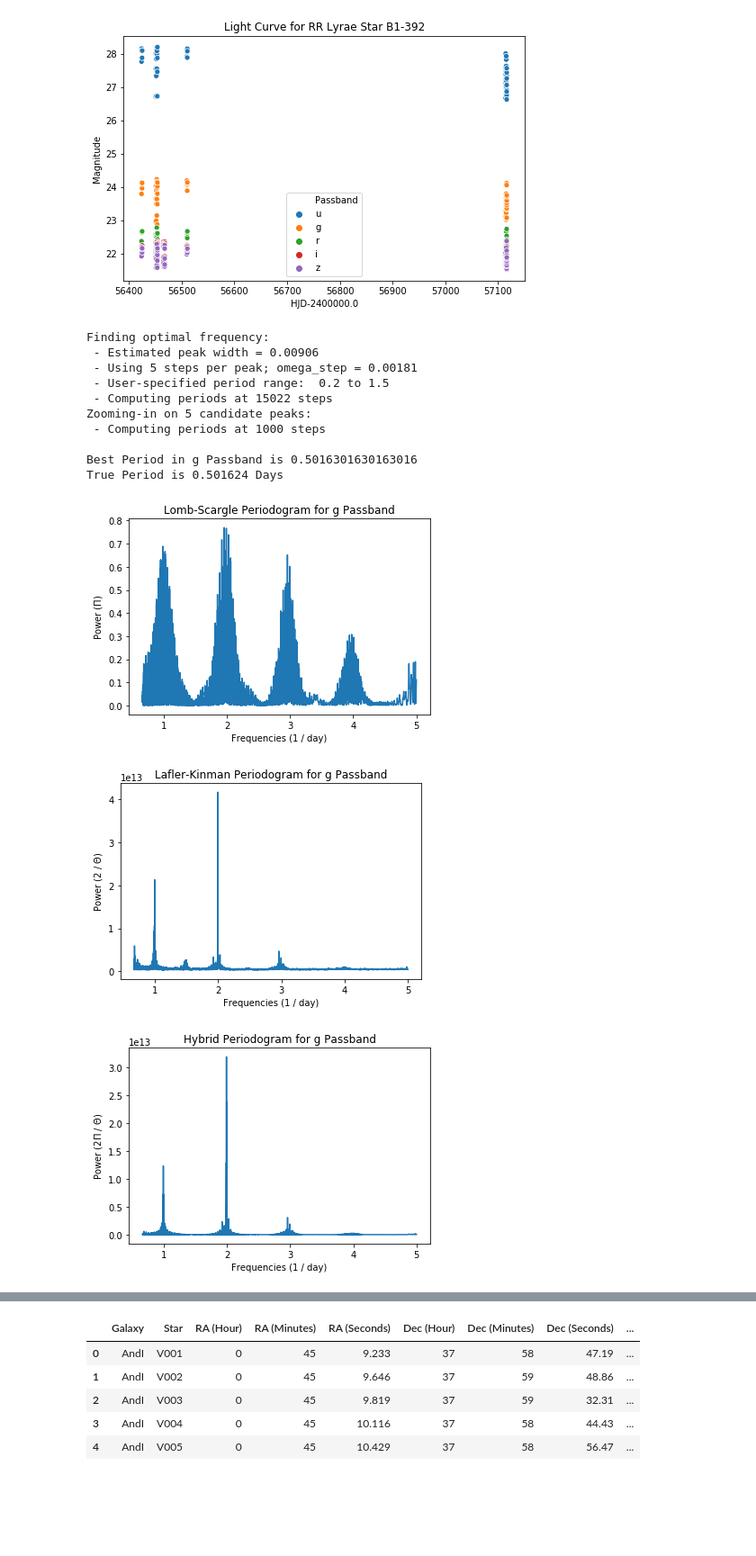
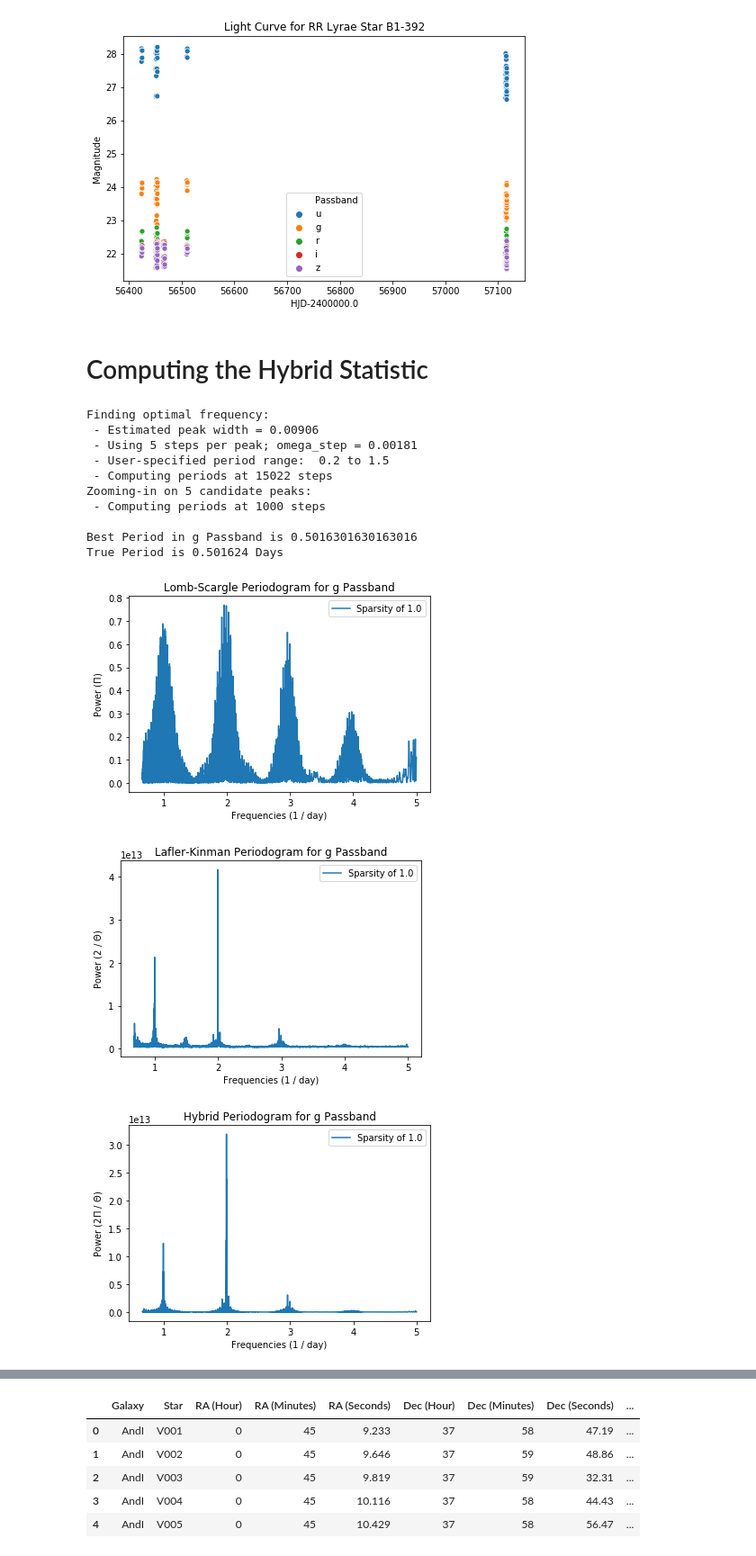
Before and after one commit to pranav-nagarajan/Variable-Stars, a Jupyter notebook: Period Analysis for Variable Stars.ipynb, the cells around one changed output, grey strips where cells are left out. Shown at 90% size. Cells and saved outputs as stored; diff of their text form; code cells hidden in the pictures; blank space fills up the shorter version.

Commit message:
Adding investigation into sparsity

```diff
--- a/Period Analysis for Variable Stars.ipynb
+++ b/Period Analysis for Variable Stars.ipynb
@@ -57,6 +59,8 @@ plt.title('Light Curve for RR Lyrae Star B1-392')
 sns.scatterplot(x = 'HJD-2400000.0', y = 'Magnitude', data = saha, hue = 'Passband');
 # %% [output]
 [figure]
+# %% [markdown]
+# Computing the Hybrid Statistic
 # %%
 def phase_dispersion_minimization(times, magnitudes, uncertainties, periods):
     """Implements the formula for calculating the Lafler-Kinman statistic
@@ -103,16 +107,20 @@ def hybrid_statistic(times, magnitudes, uncertainties):
     Then, uses the hybrid statistic to find the best period."""
     periods, pi = lomb_scargle_analysis(times, magnitudes, uncertainties)
     theta = phase_dispersion_minimization(times, magnitudes, uncertainties, periods)
-    hybrid_statistic = 2 * pi / theta
+    hybrid_statistic = np.array(2 * pi / theta)
     best_period = periods[np.argmax(hybrid_statistic)]
     return [1 / periods, pi, 2 / theta, hybrid_statistic, best_period]
 # %%
-def filter_data(passband = 'g', sparsity = 1.0):
+def filter_data(passband = 'g', sparsity = 1.0, seed = 0):
     """Returns light curve data in a specific band."""
 
     filtered = saha[saha['Passband'] == passband]
+
     if sparsity != 1.0:
-        filtered = filtered.sample(frac = sparsity)
+        if seed == 0:
+            filtered = filtered.sample(frac = sparsity)
+        else:
+            filtered = filtered.sample(frac = sparsity, random_state = seed)
 
     epoch = filtered.iloc[:, 0].values
     magnitudes = filtered.iloc[:, 1].values
@@ -120,10 +128,10 @@ def filter_data(passband = 'g', sparsity = 1.0):
     return epoch, magnitudes, magnitude_errors
 
 
-def plot_periodogram(passband = 'g', sparsity = 1.0, plot = True):
+def plot_periodogram(passband = 'g', sparsity = 1.0, seed = 0, plot = True):
     """Plots Lomb-Scargle, Lafler-Kinman, and hybrid periodograms for a variable star light curve."""
 
-    epoch, magnitudes, magnitude_errors = filter_data(passband = passband, sparsity = sparsity)
+    epoch, magnitudes, magnitude_errors = filter_data(passband = passband, sparsity = sparsity, seed = seed)
     frequencies, ls_powers, lk_powers, hybrid_powers, best_period = hybrid_statistic(epoch, magnitudes, magnitude_errors)
 
     if plot:
@@ -132,38 +140,41 @@ def plot_periodogram(passband = 'g', sparsity = 1.0, plot = True):
         plt.xlabel('Frequencies (1 / day)')
         plt.ylabel(r'Power ($\Pi$)')
         plt.title(f'Lomb-Scargle Periodogram for {passband} Passband')
-        plt.plot(frequencies, ls_powers)
+        plt.plot(frequencies, ls_powers, label = f"Sparsity of {sparsity}")
+        plt.legend();
 
         plt.figure()
         plt.xlabel('Frequencies (1 / day)')
         plt.ylabel(r'Power ($2$ / $\Theta$)')
         plt.title(f'Lafler-Kinman Periodogram for {passband} Passband')
-        plt.plot(frequencies, lk_powers)
+        plt.plot(frequencies, lk_powers, label = f"Sparsity of {sparsity}")
+        plt.legend();
 
         plt.figure()
         plt.xlabel('Frequencies (1 / day)')
         plt.ylabel(r'Power ($2\Pi$ / $\Theta$)')
         plt.title(f'Hybrid Periodogram for {passband} Passband')
-        plt.plot(frequencies, hybrid_powers);
+        plt.plot(frequencies, hybrid_powers, label = f"Sparsity of {sparsity}")
+        plt.legend();
 
-    return best_period
+    return [frequencies, ls_powers, lk_powers, hybrid_powers, best_period]
 # %%
 true_period = 0.5016240
-g_period = plot_periodogram();
+g_period = plot_periodogram()[4];
 
 print("\nBest Period in g Passband is", g_period)
 print("True Period is", true_period, "Days")
 # %% [output]
 Finding optimal frequency:
  - Estimated peak width = 0.00906
  - Using 5 steps per peak; omega_step = 0.00181
  - User-specified period range:  0.2 to 1.5
  - Computing periods at 15022 steps
 Zooming-in on 5 candidate peaks:
  - Computing periods at 1000 steps
 
 Best Period in g Passband is 0.5016301630163016
 True Period is 0.501624 Days
-[figure, old version]
+[figure, new version]
-[figure, old version]
+[figure, new version]
-[figure, old version]
+[figure, new version]
```
Also changed, not shown: parts of 24 cells of this notebook, 4 other files.
